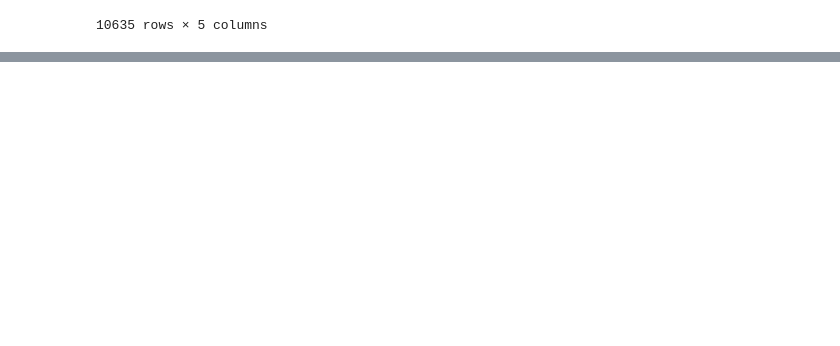
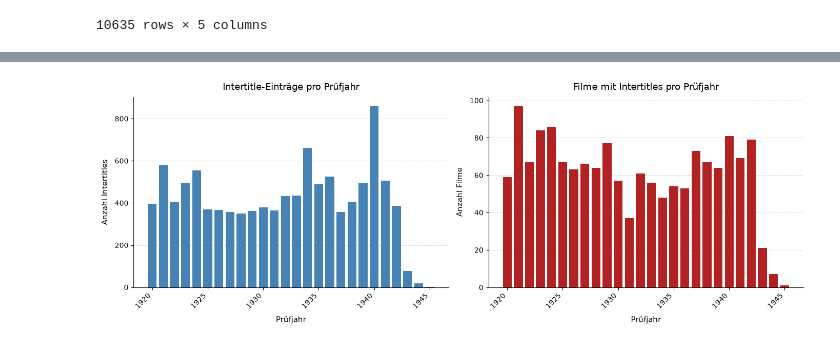
Before and after one commit to codemitdjango/german-film-censorship, a Jupyter notebook: src/analysis/content_analysis.ipynb, the cells around one changed output, grey strips where cells are left out. Cells and saved outputs as stored; diff of their text form; code cells hidden in the pictures; blank space fills up the shorter version.

```diff
--- a/src/analysis/content_analysis.ipynb
+++ b/src/analysis/content_analysis.ipynb
@@ -1155,0 +1541,71 @@ df_intertitles
+# %%
+def count_intertitles(value):
+    if not isinstance(value, list):
+        return 0
+
+    return sum(
+        isinstance(entry, dict)
+        and isinstance(entry.get("text"), str)
+        and bool(entry["text"].strip())
+        for entry in value
+    )
+
+intertitle_counts = df[["_file_name", "metadata_year", "intertitles"]].copy()
+intertitle_counts["intertitle_count"] = intertitle_counts["intertitles"].apply(count_intertitles)
+intertitle_counts["has_intertitles"] = intertitle_counts["intertitle_count"].gt(0)
+
+yearly_intertitle_distribution = (
+    intertitle_counts.dropna(subset=["metadata_year"])
+    .groupby("metadata_year")
+    .agg(
+        films=("_file_name", "nunique"),
+        films_with_intertitles=("has_intertitles", "sum"),
+        intertitles=("intertitle_count", "sum"),
+    )
+    .sort_index()
+)
+yearly_intertitle_distribution["share_of_films_with_intertitles"] = (
+    yearly_intertitle_distribution["films_with_intertitles"]
+    .div(yearly_intertitle_distribution["films"])
+    .mul(100)
+    .round(1)
+)
+yearly_intertitle_distribution["intertitles_per_film_with_intertitles"] = (
+    yearly_intertitle_distribution["intertitles"]
+    .div(yearly_intertitle_distribution["films_with_intertitles"].replace(0, pd.NA))
+    .round(1)
+)
+
+display(
+    yearly_intertitle_distribution.rename(
+        columns={
+            "films": "Filme insgesamt",
+            "films_with_intertitles": "Filme mit Intertitles",
+            "intertitles": "Intertitle-Einträge",
+            "share_of_films_with_intertitles": "Anteil mit Intertitles (%)",
+            "intertitles_per_film_with_intertitles": "Intertitles pro Film",
+        }
+    ).rename_axis("Prüfjahr")
+)
+
+fig, axes = plt.subplots(1, 2, figsize=PLOT_FIGSIZE, sharex=True)
+years = yearly_intertitle_distribution.index
+
+axes[0].bar(
+    years,
+    yearly_intertitle_distribution["intertitles"],
+    color="steelblue",
+)
+format_plot(axes[0], "Intertitle-Einträge pro Prüfjahr", "Anzahl Intertitles")
+
+axes[1].bar(
+    years,
+    yearly_intertitle_distribution["films_with_intertitles"],
+    color="firebrick",
+)
+format_plot(axes[1], "Filme mit Intertitles pro Prüfjahr", "Anzahl Filme")
+
+finish_plot(fig)
+save_plts(fig, "plots/content/intertitles_pro_jahr.png")
+plt.show()
+# %% [output]
@@ -1155,0 +1630 @@ df_intertitles
+[figure, added]
```
Also changed, not shown: parts of 27 cells of this notebook, 2 other files.
